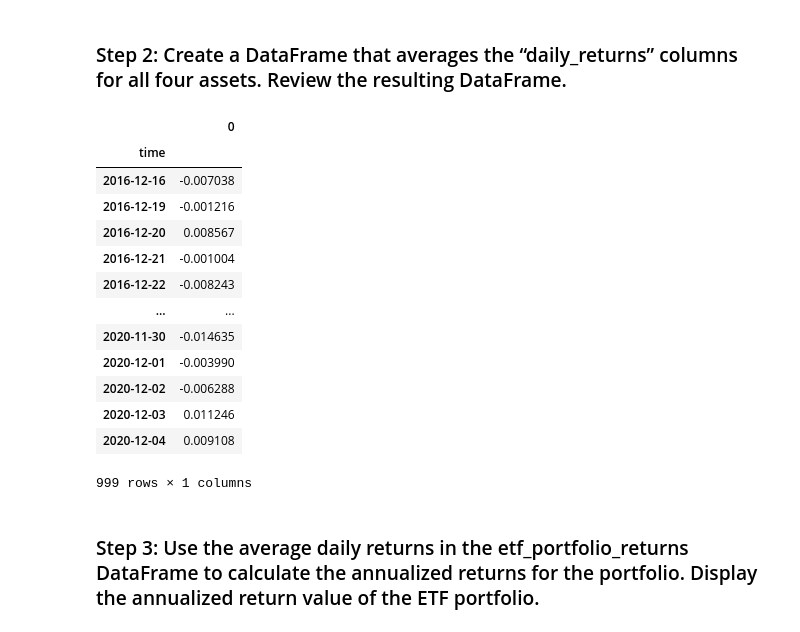
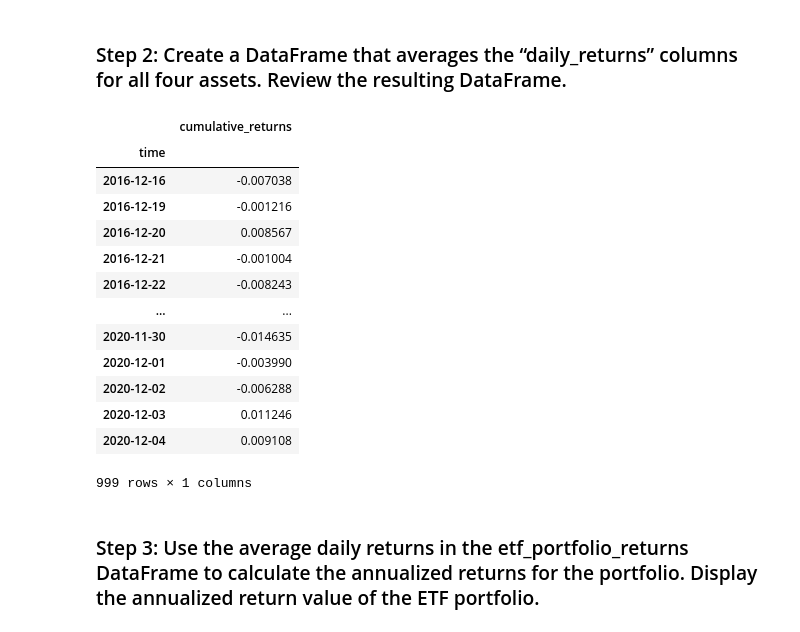
Before and after one commit to ZrowGz/uw-challenge-7, a Jupyter notebook: etf_analyzer.ipynb, the cells around one changed output. Saved outputs shown, nothing was run; the diff lists cells and outputs as text; code cells hidden in the pictures.

Commit message:
Corrected a column name

```diff
--- a/etf_analyzer.ipynb
+++ b/etf_analyzer.ipynb
@@ -413,11 +413,14 @@ etf_portfolio
 # %%
 # Create a DataFrame that displays the mean value of the “daily_returns” columns for all four assets.
 etf_portfolio_returns = pd.DataFrame(etf_portfolio.mean(axis=1))
 
+# rename the column to cumulative_returns
+etf_portfolio_returns.rename(columns={0: 'cumulative_returns'}, inplace=True)
+
 # Review the resulting DataFrame
 etf_portfolio_returns
 # %% [output]
-|  | 0 |
+|  | cumulative_returns |
 | time |  |
 | 2016-12-16 | -0.007038 |
 | 2016-12-19 | -0.001216 |
```
Also changed, not shown: parts of 2 cells of this notebook.
